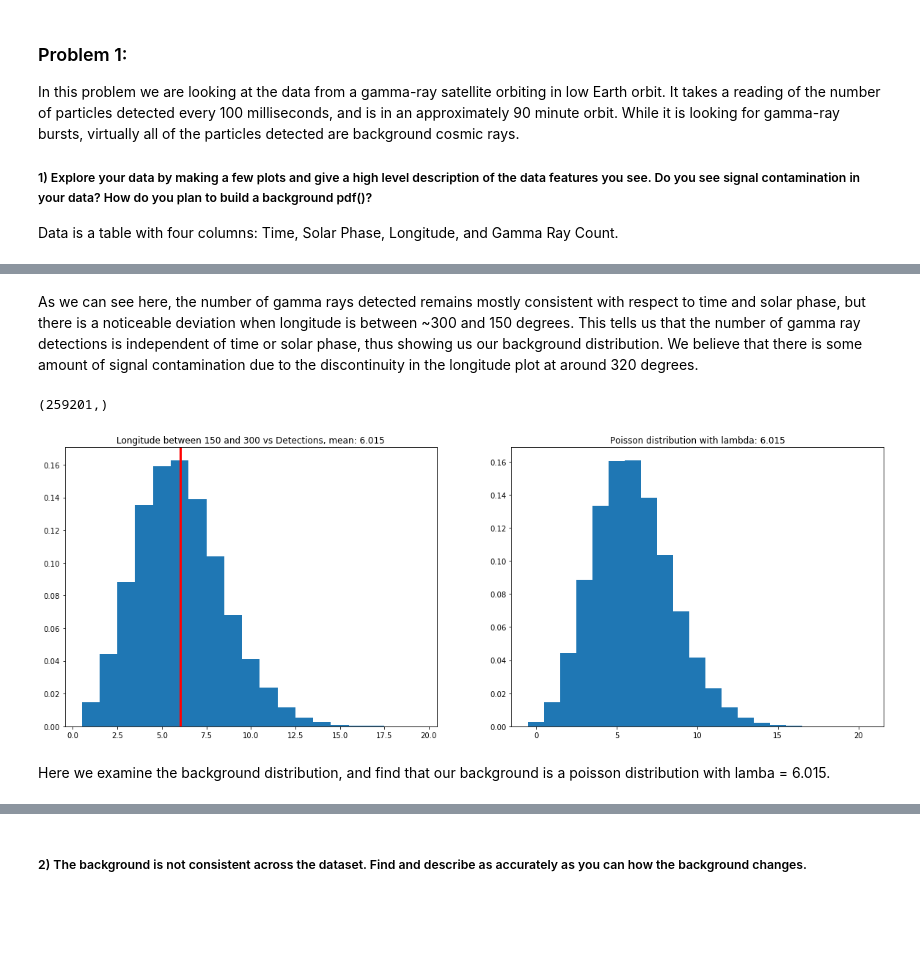
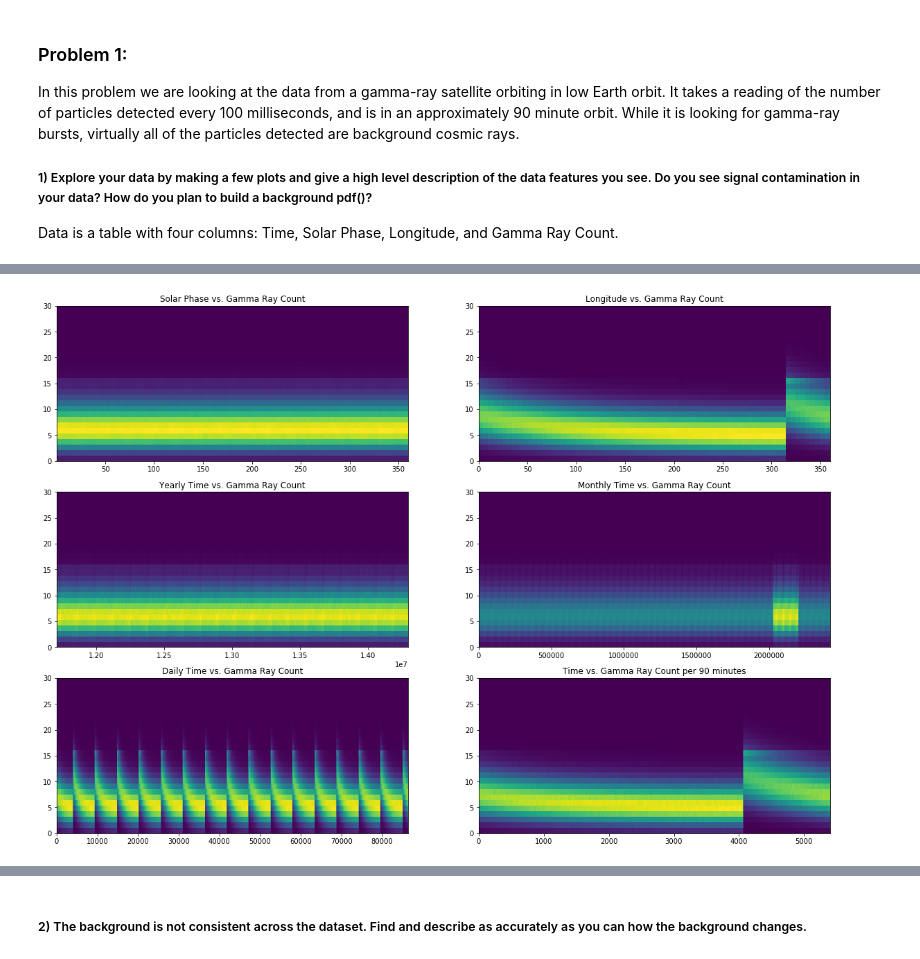
Before and after one commit to chkboris/Physics-434, a Jupyter notebook: Lab-4.ipynb, the cells around one changed output, grey strips where cells are left out. Cells and saved outputs as stored; diff of their text form; code cells hidden in the pictures; blank space fills up the shorter version.

```diff
--- a/Lab-4.ipynb
+++ b/Lab-4.ipynb
@@ -44,29 +30,0 @@ plt3.title.set_text('Longitude vs. Gamma Ray Count')
-# %% [markdown]
-As we can see here, the number of gamma rays detected remains mostly consistent with respect to time and solar phase, but there is a noticeable deviation when longitude is between ~300 and 150 degrees. This tells us that the number of gamma ray detections is independent of time or solar phase, thus showing us our background distribution. We believe that there is some amount of signal contamination due to the discontinuity in the longitude plot at around 320 degrees.
-# %%
-raw = data[2][::100]
-np.shape(raw)
-# %% [output]
-(259201,)
-# %%
-step = 100
-raw = data[2][::step]
-section = np.logical_and(raw>150, raw<300)
-
-fig, (plt1,plt2) = plt.subplots(1,2)
-
-plt1.hist(data[3][::step][section], bins = np.arange(0.5,20,1), density = True)
-mean = np.mean(data[3][::step][section])
-plt1.axvline(mean, linewidth = 3, color='red')
-plt1.title.set_text('Longitude between 150 and 300 vs Detections, mean: '+str(np.round(mean,3)))
-
-x = range(0,21)
-plt2.bar(x, stats.poisson.pmf(x,mean),width=1)
-plt2.title.set_text('Poisson distribution with lambda: '+str(np.round(mean,3)))
-
-
-plt.show()
-# %% [output]
-[figure, removed]
-# %% [markdown]
-Here we examine the background distribution, and find that our background is a poisson distribution with lamba = 6.015.
@@ -72,0 +37,17 @@ Here we examine the background distribution, and find that our background is a p
+# %%
+fig, ((plt1,plt2),(plt3,plt4),(plt5,plt6)) = plt.subplots(3,2)
+plt1.hist2d(phase,y, bins = [72,28])
+plt2.hist2d(longitude,y, bins = [72,28])
+plt3.hist2d(t%29030400,y, bins = [500,28])
+plt4.hist2d(t%2419200,y, bins = [500,28])
+plt5.hist2d(t%86400,y, bins = [500,28])
+plt6.hist2d(t%5400,y, bins = [500,28])
+
+plt1.title.set_text('Solar Phase vs. Gamma Ray Count')
+plt2.title.set_text('Longitude vs. Gamma Ray Count')
+plt3.title.set_text('Yearly Time vs. Gamma Ray Count')
+plt4.title.set_text('Monthly Time vs. Gamma Ray Count')
+plt5.title.set_text('Daily Time vs. Gamma Ray Count')
+plt6.title.set_text('Time vs. Gamma Ray Count per 90 minutes')
+# %% [output]
+[figure, added]
```
Also changed, not shown: parts of 14 cells of this notebook.
